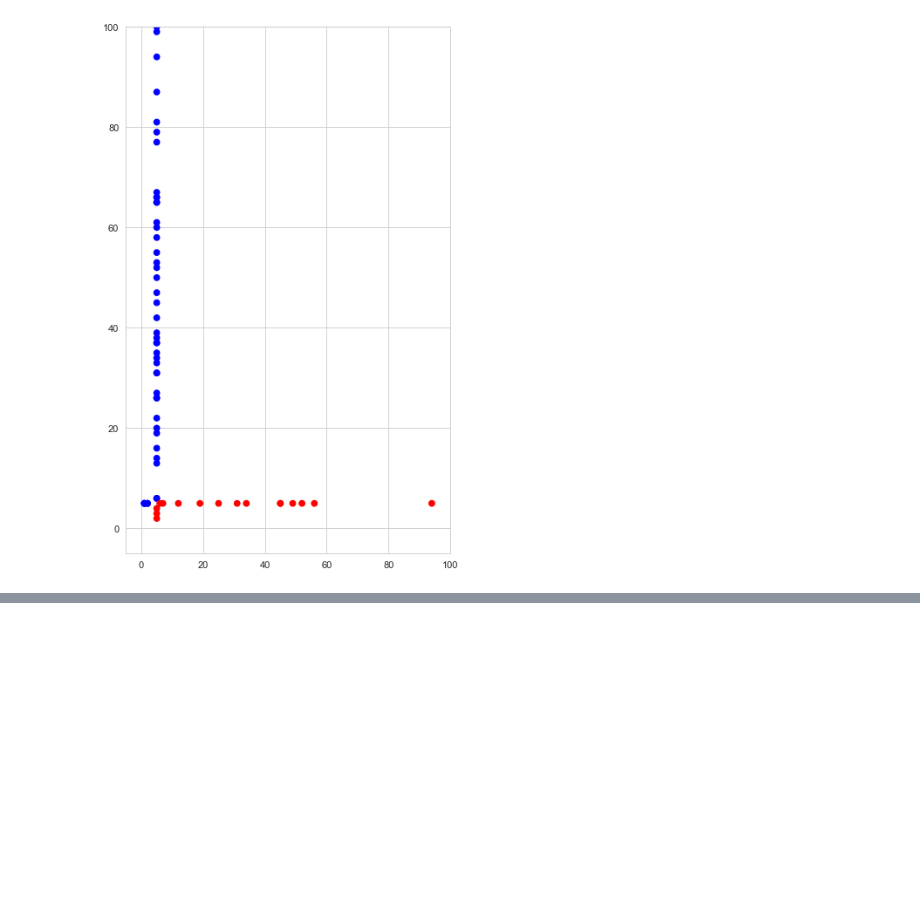
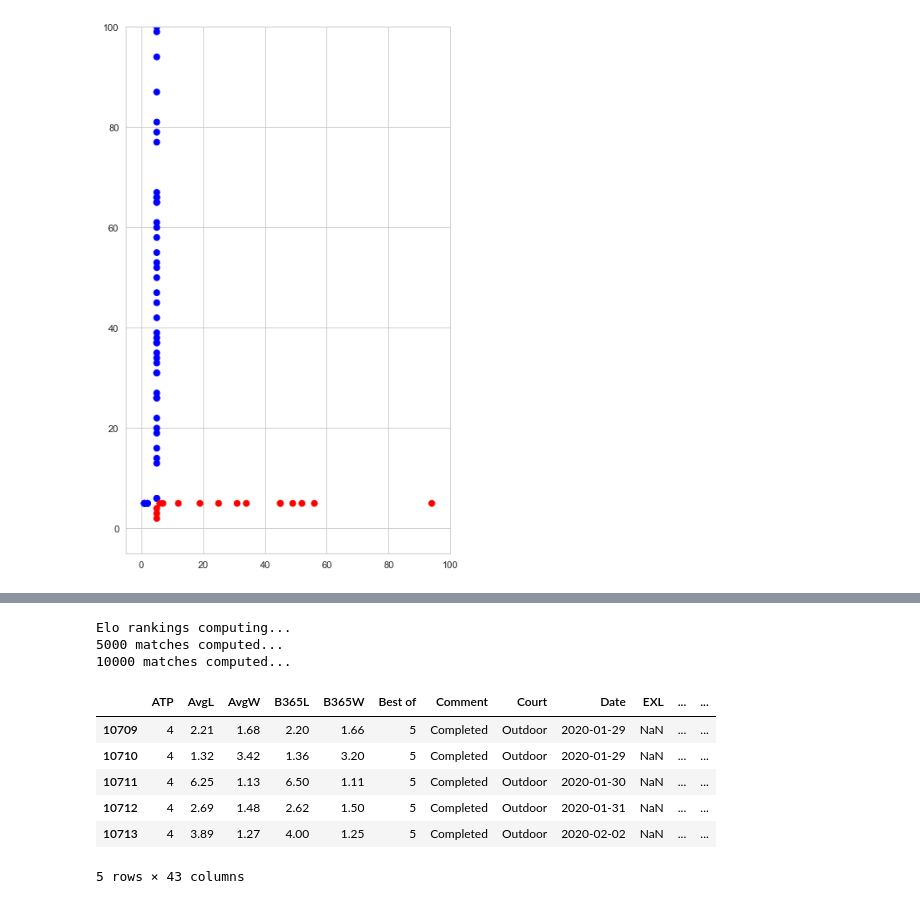
Before and after one commit to zniffur/tennis, a Jupyter notebook: tennis1.ipynb, the cells around one changed output, grey strips where cells are left out. Saved outputs shown, nothing was run; the diff lists cells and outputs as text; code cells hidden in the pictures; blank space fills up the shorter version.

```diff
--- a/tennis1.ipynb
+++ b/tennis1.ipynb
@@ -96,0 +158,17 @@ tmpdf
+# %%
+elo_rankings = compute_elo_rankings(data)
+data = pd.concat([data,elo_rankings],1)
+# %% [output]
+Elo rankings computing...
+5000 matches computed...
+10000 matches computed...
+# %%
+data.tail()
+# %% [output]
+|  | ATP | AvgL | AvgW | B365L | B365W | Best of | Comment | Court | Date | EXL | ... | ... |
+| 10709 | 4 | 2.21 | 1.68 | 2.20 | 1.66 | 5 | Completed | Outdoor | 2020-01-29 | NaN | ... | ... |
+| 10710 | 4 | 1.32 | 3.42 | 1.36 | 3.20 | 5 | Completed | Outdoor | 2020-01-29 | NaN | ... | ... |
+| 10711 | 4 | 6.25 | 1.13 | 6.50 | 1.11 | 5 | Completed | Outdoor | 2020-01-30 | NaN | ... | ... |
+| 10712 | 4 | 2.69 | 1.48 | 2.62 | 1.50 | 5 | Completed | Outdoor | 2020-01-31 | NaN | ... | ... |
+| 10713 | 4 | 3.89 | 1.27 | 4.00 | 1.25 | 5 | Completed | Outdoor | 2020-02-02 | NaN | ... | ... |
+5 rows × 43 columns
```
Also changed, not shown: parts of 19 cells of this notebook, 4 other files.
